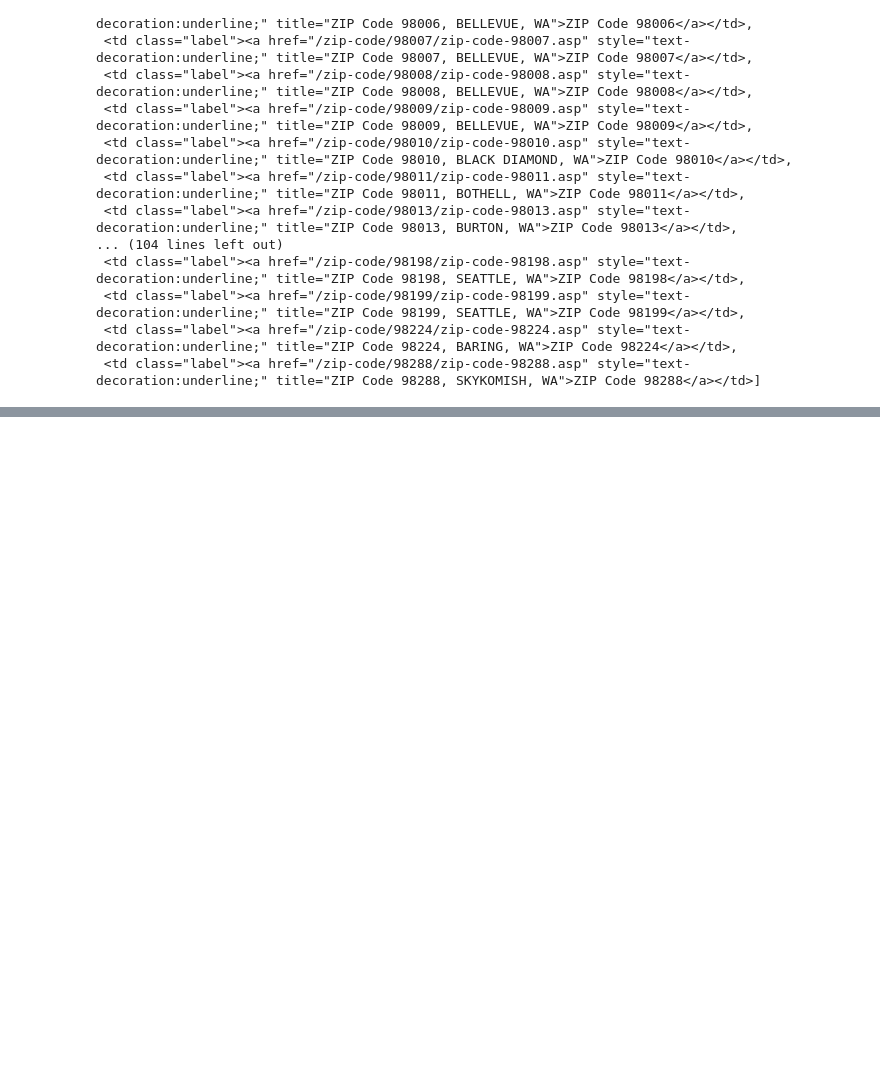
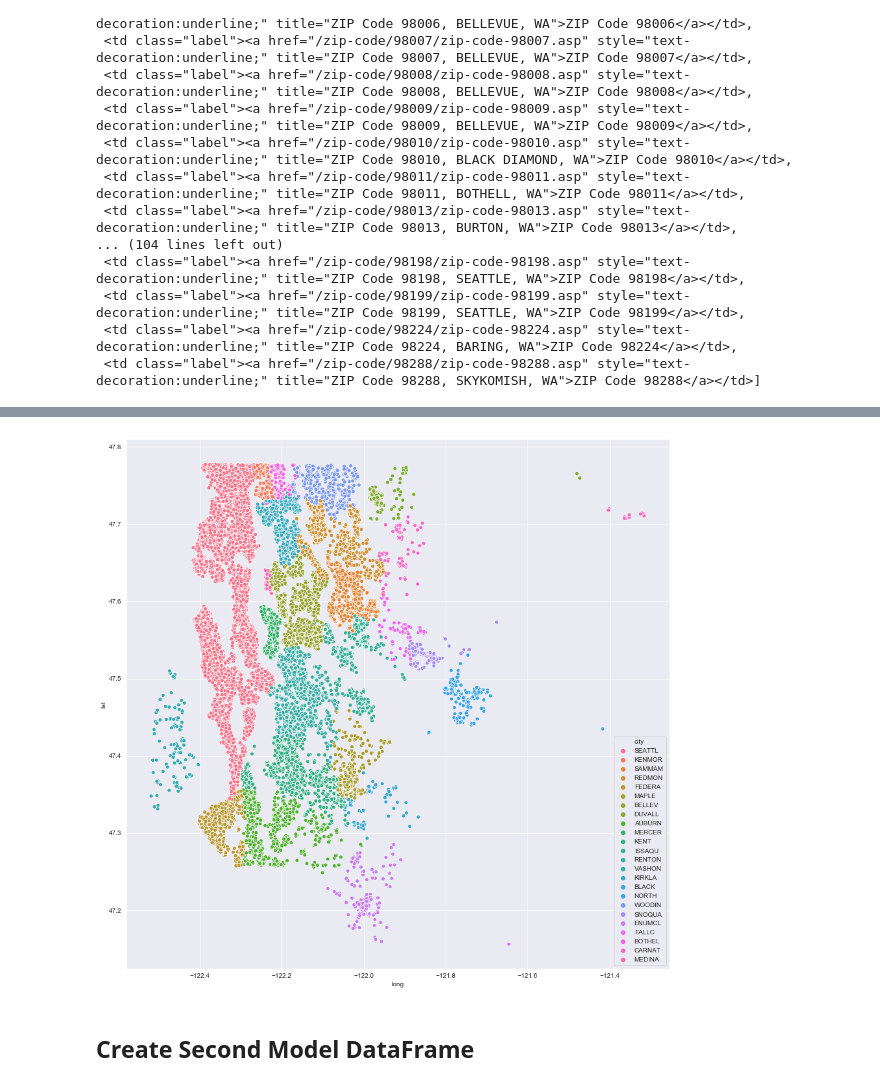
Before and after one commit to tcastanley/dsc-mod-2-project-v2-1-onl01-dtsc-ft-052620, a Jupyter notebook: student.ipynb, the cells around one changed output, grey strips where cells are left out. Saved outputs shown, nothing was run; the diff lists cells and outputs as text; code cells hidden in the pictures; blank space fills up the shorter version.

```diff
--- a/student.ipynb
+++ b/student.ipynb
@@ -1049,0 +1220,12 @@ ValueError: Length of values does not match length of index
+# %%
+def zip_to_zip_pop(zip_code):
+    count = 0
+    for code in zip_code_df['zip_code']:
+        if zip_code == code:
+            return zip_code_df['zip_population'][count]
+        else:
+            count += 1
+            continue
+# %%
+df_model_1['city'] = df_model_1['zipcode'].map(zip_to_city)
+df_model_1.head()
@@ -1049,0 +1240,3 @@ ValueError: Length of values does not match length of index
+# %%
+df_model_1['city_population'] = df_model_1['zipcode'].map(zip_to_city_pop)
+df_model_1.head()
@@ -1049,0 +1251,3 @@ ValueError: Length of values does not match length of index
+# %%
+df_model_1['zip_population'] = df_model_1['zipcode'].map(zip_to_zip_pop)
+df_model_1.head()
@@ -1049,0 +1262,7 @@ ValueError: Length of values does not match length of index
+# %%
+plt.figure(figsize=(15,15))
+sns.scatterplot(x='long', y='lat', data=df_model_1, hue='city');
+# %% [output]
+[figure, added]
+# %% [markdown]
+## Create Second Model DataFrame
```
Also changed, not shown: parts of 53 cells of this notebook.
